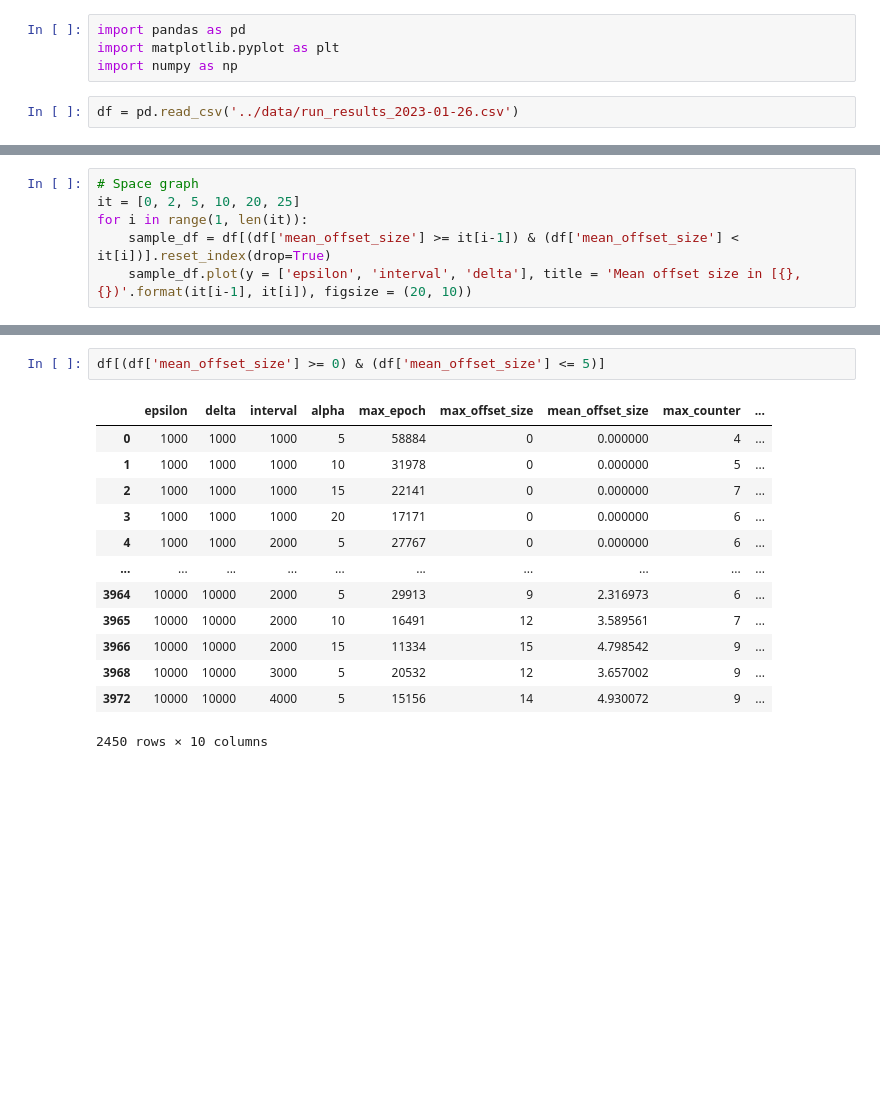
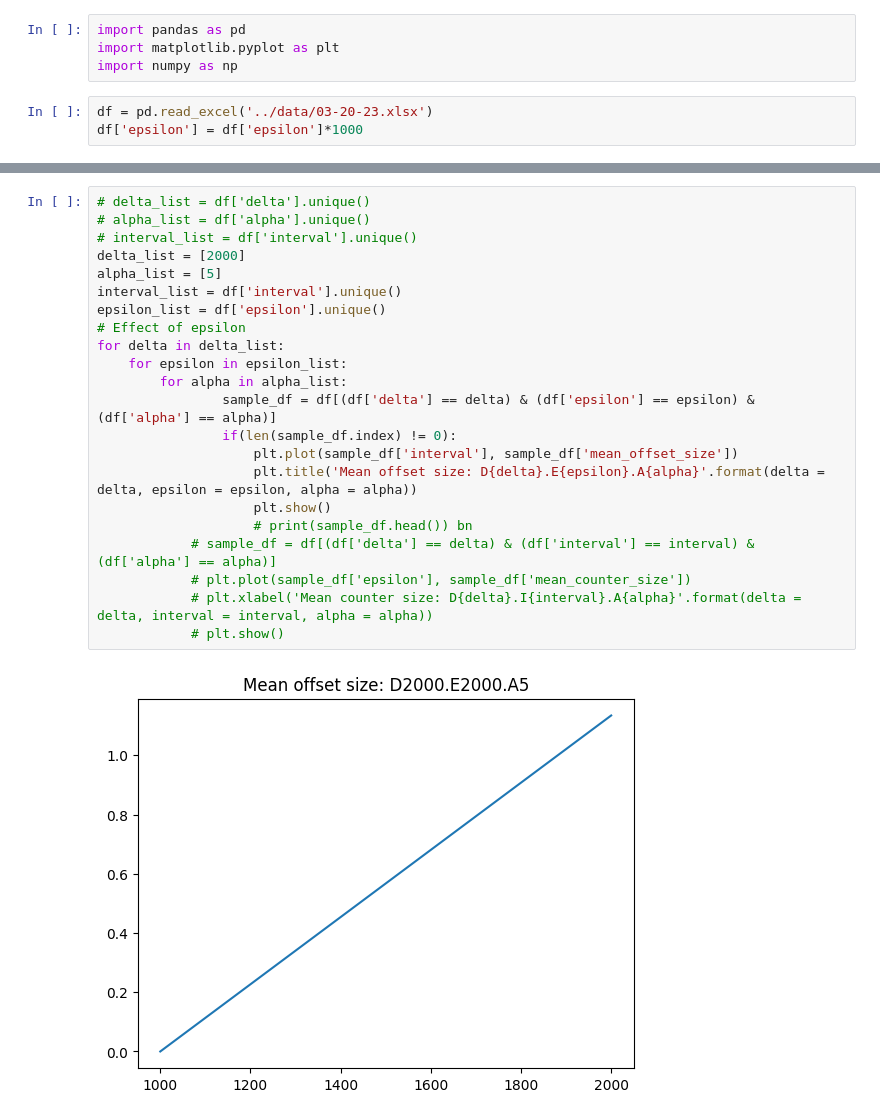
Before and after one commit to shaanzie/replay-clocks, a Jupyter notebook: hvc_new/Notebooks/Grapher.ipynb, the cells around one changed output, grey strips where cells are left out. Cells and saved outputs as stored; diff of their text form; blank space fills up the shorter version.

```diff
--- a/hvc_new/Notebooks/Grapher.ipynb
+++ b/hvc_new/Notebooks/Grapher.ipynb
@@ -3,5 +3,6 @@ import pandas as pd
 import matplotlib.pyplot as plt
 import numpy as np
 # %%
-df = pd.read_csv('../data/run_results_2023-01-26.csv')
+df = pd.read_excel('../data/03-20-23.xlsx')
+df['epsilon'] = df['epsilon']*1000
 # %%
@@ -31,6 +31,0 @@ for delta in df['delta'].unique():
-# %%
-# Space graph
-it = [0, 2, 5, 10, 20, 25]
-for i in range(1, len(it)):
-    sample_df = df[(df['mean_offset_size'] >= it[i-1]) & (df['mean_offset_size'] < it[i])].reset_index(drop=True)
-    sample_df.plot(y = ['epsilon', 'interval', 'delta'], title = 'Mean offset size in [{},{})'.format(it[i-1], it[i]), figsize = (20, 10))
@@ -43,16 +32,24 @@ for i in range(1, len(it)):
-# %%
-df[(df['mean_offset_size'] >= 0) & (df['mean_offset_size'] <= 5)]
-# %% [output]
-|  | epsilon | delta | interval | alpha | max_epoch | max_offset_size | mean_offset_size | max_counter | ... |
-| 0 | 1000 | 1000 | 1000 | 5 | 58884 | 0 | 0.000000 | 4 | ... |
-| 1 | 1000 | 1000 | 1000 | 10 | 31978 | 0 | 0.000000 | 5 | ... |
-| 2 | 1000 | 1000 | 1000 | 15 | 22141 | 0 | 0.000000 | 7 | ... |
-| 3 | 1000 | 1000 | 1000 | 20 | 17171 | 0 | 0.000000 | 6 | ... |
-| 4 | 1000 | 1000 | 2000 | 5 | 27767 | 0 | 0.000000 | 6 | ... |
-| ... | ... | ... | ... | ... | ... | ... | ... | ... | ... |
-| 3964 | 10000 | 10000 | 2000 | 5 | 29913 | 9 | 2.316973 | 6 | ... |
-| 3965 | 10000 | 10000 | 2000 | 10 | 16491 | 12 | 3.589561 | 7 | ... |
-| 3966 | 10000 | 10000 | 2000 | 15 | 11334 | 15 | 4.798542 | 9 | ... |
-| 3968 | 10000 | 10000 | 3000 | 5 | 20532 | 12 | 3.657002 | 9 | ... |
-| 3972 | 10000 | 10000 | 4000 | 5 | 15156 | 14 | 4.930072 | 9 | ... |
-2450 rows × 10 columns
+# %%
+# delta_list = df['delta'].unique()
+# alpha_list = df['alpha'].unique()
+# interval_list = df['interval'].unique()
+delta_list = [2000]
+alpha_list = [5]
+interval_list = df['interval'].unique()
+epsilon_list = df['epsilon'].unique()
+# Effect of epsilon
+for delta in delta_list:
+    for epsilon in epsilon_list:
+        for alpha in alpha_list:
+                sample_df = df[(df['delta'] == delta) & (df['epsilon'] == epsilon) & (df['alpha'] == alpha)]
+                if(len(sample_df.index) != 0):
+                    plt.plot(sample_df['interval'], sample_df['mean_offset_size'])
+                    plt.title('Mean offset size: D{delta}.E{epsilon}.A{alpha}'.format(delta = delta, epsilon = epsilon, alpha = alpha))
+                    plt.show()
+                    # print(sample_df.head()) bn
+            # sample_df = df[(df['delta'] == delta) & (df['interval'] == interval) & (df['alpha'] == alpha)]
+            # plt.plot(sample_df['epsilon'], sample_df['mean_counter_size'])
+            # plt.xlabel('Mean counter size: D{delta}.I{interval}.A{alpha}'.format(delta = delta, interval = interval, alpha = alpha))
+            # plt.show()
+# %% [output]
+[figure, added]
```
Also changed, not shown: parts of 5 cells of this notebook, 4 other files.
